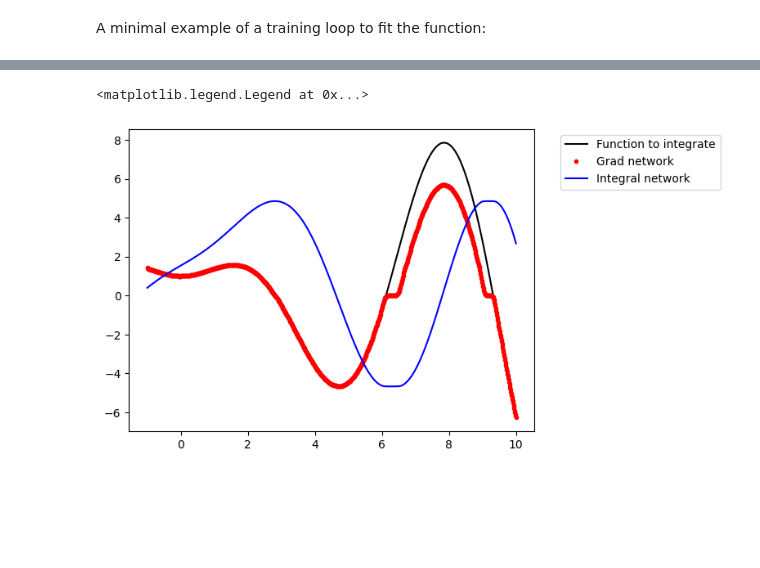
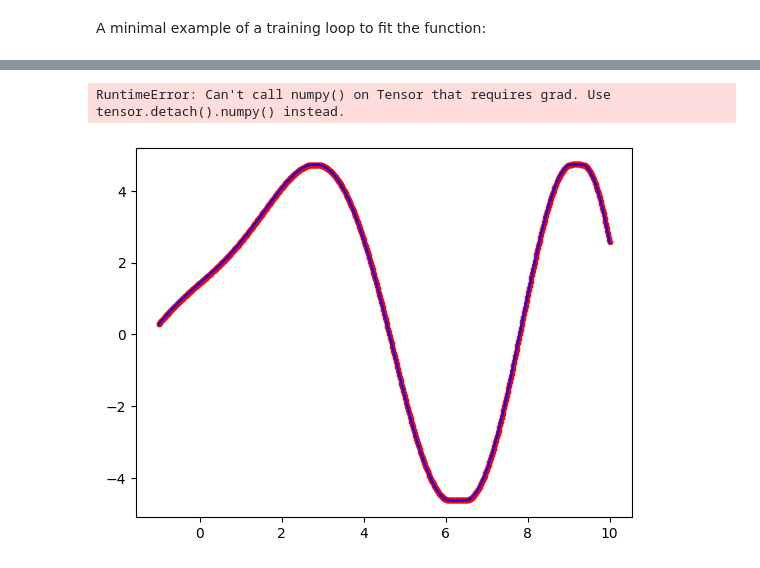
Before and after one commit to Sidharth3301/NCVwithAutoInt, a Jupyter notebook: autoint_example.ipynb, the cells around one changed output, grey strips where cells are left out. Drawn from its saved outputs; the diff is of its cells as text; code cells hidden in the pictures; blank space fills up the shorter version.

```diff
--- a/autoint_example.ipynb
+++ b/autoint_example.ipynb
@@ -312,16 +312,17 @@ Text(0.5, 1.0, 'Loss vs Epoch for SIREN')
 # %%
 x_coords = torch.linspace(-1,10,1000)[:,None].to(device)
 grad_vals = func_to_fit(x_coords).cpu()
-fitted_grad_vals = gradnet_session.compute_graph_fast2({'x_coords': x_coords,
-                                                       'params': None}).cpu()
+# fitted_grad_vals = gradnet_session.compute_graph_fast2({'x_coords': x_coords,
+#                                                        'params': None}).cpu()
 integral_vals = integralnet_session.compute_graph_fast2({'x_coords': x_coords,
                                                         'params': None}).cpu()
-
+int_vals2 = net(x_coords).data.detach().cpu()
 x_coords = x_coords.cpu()
-plt.plot(x_coords,grad_vals,'-k', label='Function to integrate')
-plt.plot(x_coords,fitted_grad_vals.detach(),'.r', label='Grad network')
+# plt.plot(x_coords,grad_vals,'-k', label='Function to integrate')
+plt.plot(x_coords,int_vals2,'.r', label='Grad network')
 plt.plot(x_coords,integral_vals.detach(),'-b', label='Integral network')
+plt.plot(x_coords,int_vals2 - integral_vals,'-k', label='Function to integrate')
 plt.legend(bbox_to_anchor=(1.05, 1.0), loc='upper left')
 # %% [output]
-<matplotlib.legend.Legend at 0x...>
+RuntimeError: Can't call numpy() on Tensor that requires grad. Use tensor.detach().numpy() instead.
-[figure, old version]
+[figure, new version]
```
Also changed, not shown: parts of 6 cells of this notebook, 2 other files.
